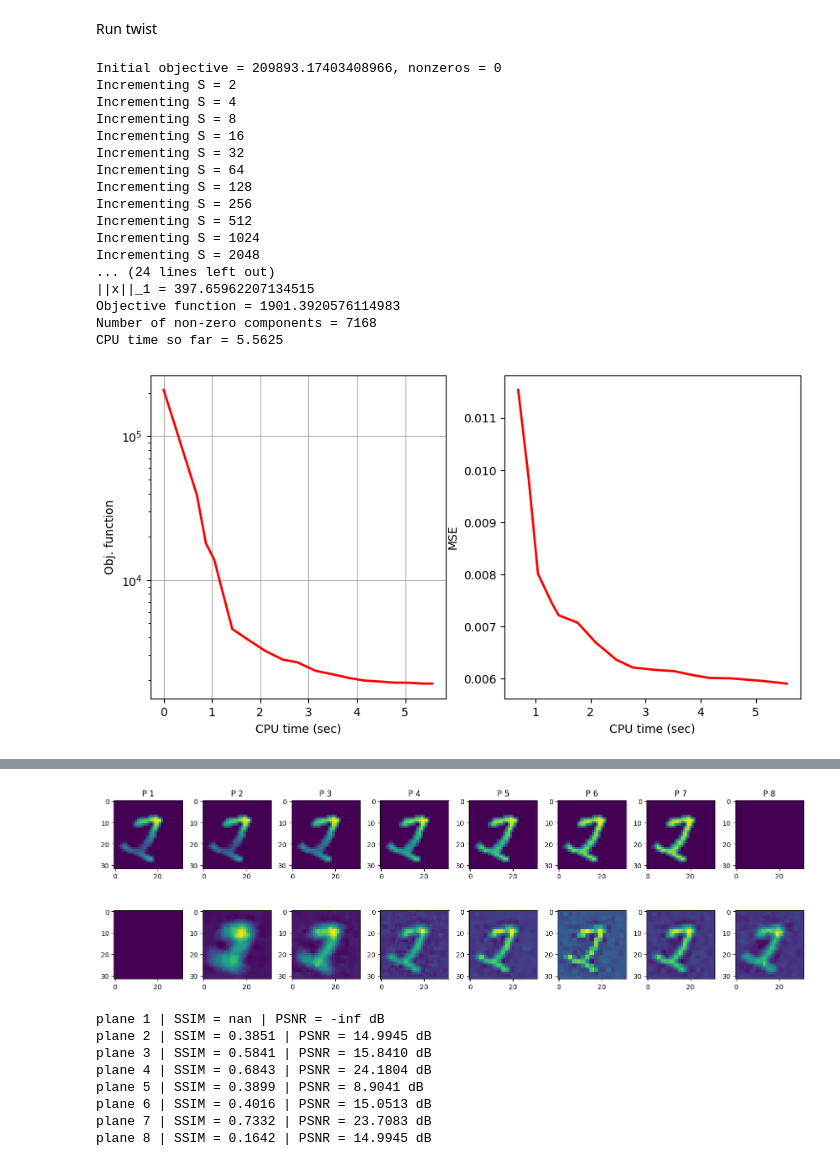
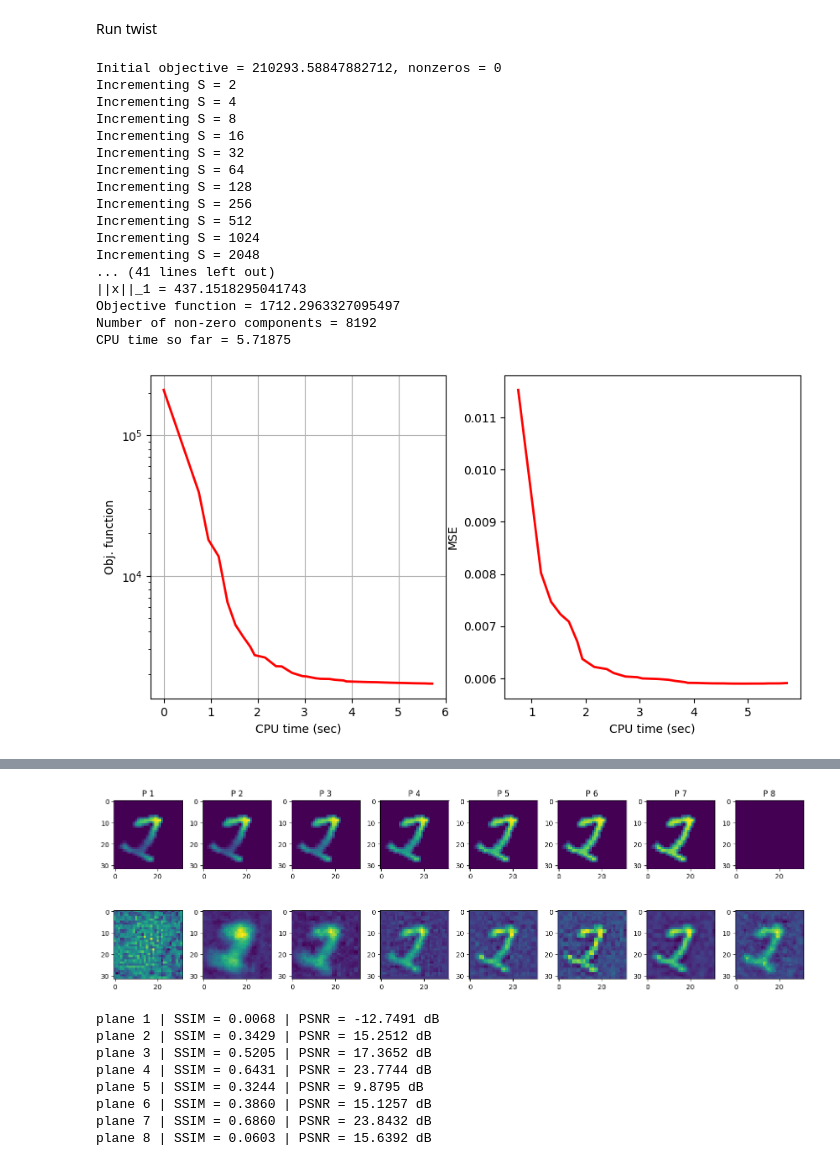
Before and after one commit to sanjith1999/FRIS, a Jupyter notebook: twist_demo.ipynb, the cells around one changed output, grey strips where cells are left out. Saved outputs shown, nothing was run; the diff lists cells and outputs as text; code cells hidden in the pictures.

```diff
--- a/twist_demo.ipynb
+++ b/twist_demo.ipynb
@@ -17,12 +17,12 @@ print(LM)
 
 B, b = 31, 31
 X = torch.load(f"./data/dataset/object/X_r_{B}.pt")[b]
-# y_clean = torch.load(f"./data/dataset/measurement/Y_{B}.pt")[b]
+y_clean = torch.load(f"./data/dataset/measurement/Y_{B}.pt")[b]
 
 X = X.cpu().numpy().reshape(32*32*8, 1)
-# y_clean = y_clean.cpu().numpy().reshape(16*16*16, 1)
+y_clean = y_clean.cpu().numpy().reshape(16*16*16, 1)
 FM = LM.A.cpu().numpy()
-y_clean = FM@X
+# y_clean = FM@X
 
 
 
@@ -75,9 +75,9 @@ y = y_noisy
 # absAty = np.abs(utils.AT(y, FM, nx, ny, nz))
 # tau = 1e-7*np.max(absAty) # Regularization parameter
 tau = 1e-1 # Regularization parameter
-Psi = 'TV' # denoising function ('TV', 'SOFT', 'SOFT_DWT')
-Phi = 'L1' # regularization function ('TV', 'L1', 'L1_DWT')
-lam1 = 1e-1 # twist parameter
+Psi = 'SOFT_DWT' # denoising function ('TV', 'SOFT', 'SOFT_DWT')
+Phi = 'L1_DWT' # regularization function ('TV', 'L1', 'L1_DWT')
+lam1 = 1e-4 # twist parameter
 stop_criterion = 1 # 0:non-zero components, 1:change in obj func, 2:estimate, 3:value of obj func
 tolA = 1e-3 # Stopping threshold
 init = 0 # 0:zero, 1:random, 2:Aty, 3:init_x given by user
@@ -96,7 +96,7 @@ utils.plot_obj_mse(obj_twist, times_twist, mse_twist, figsize=(10,5))
 
 ssim_values, psnr_values = utils.comparison2(X, x_twist, nx, ny, nz, figsize=(15, 5), planes_to_plot=range(nz))
 # %% [output]
-Initial objective = 209893.17403408966, nonzeros = 0
+Initial objective = 210293.58847882712, nonzeros = 0
 Incrementing S = 2
 Incrementing S = 4
 Incrementing S = 8
@@ -108,9 +108,9 @@ Incrementing S = 256
 Incrementing S = 512
 Incrementing S = 1024
 Incrementing S = 2048
-... (24 lines left out)
-||x||_1 = 397.65962207134515
-Objective function = 1901.3920576114983
-Number of non-zero components = 7168
-CPU time so far = 5.5625
+... (41 lines left out)
+||x||_1 = 437.1518295041743
+Objective function = 1712.2963327095497
+Number of non-zero components = 8192
+CPU time so far = 5.71875
-[figure, old version]
+[figure, new version]
@@ -119,9 +119,9 @@ MSE Loss: 5.9040e-03
-[figure, old version]
+[figure, new version]
-plane 1 | SSIM = nan | PSNR = -inf dB
-plane 2 | SSIM = 0.3851 | PSNR = 14.9945 dB
-plane 3 | SSIM = 0.5841 | PSNR = 15.8410 dB
-plane 4 | SSIM = 0.6843 | PSNR = 24.1804 dB
-plane 5 | SSIM = 0.3899 | PSNR = 8.9041 dB
-plane 6 | SSIM = 0.4016 | PSNR = 15.0513 dB
-plane 7 | SSIM = 0.7332 | PSNR = 23.7083 dB
-plane 8 | SSIM = 0.1642 | PSNR = 14.9945 dB
+plane 1 | SSIM = 0.0068 | PSNR = -12.7491 dB
+plane 2 | SSIM = 0.3429 | PSNR = 15.2512 dB
+plane 3 | SSIM = 0.5205 | PSNR = 17.3652 dB
+plane 4 | SSIM = 0.6431 | PSNR = 23.7744 dB
+plane 5 | SSIM = 0.3244 | PSNR = 9.8795 dB
+plane 6 | SSIM = 0.3860 | PSNR = 15.1257 dB
+plane 7 | SSIM = 0.6860 | PSNR = 23.8432 dB
+plane 8 | SSIM = 0.0603 | PSNR = 15.6392 dB
```
Also changed, not shown: parts of 3 cells of this notebook, 4 other files.
